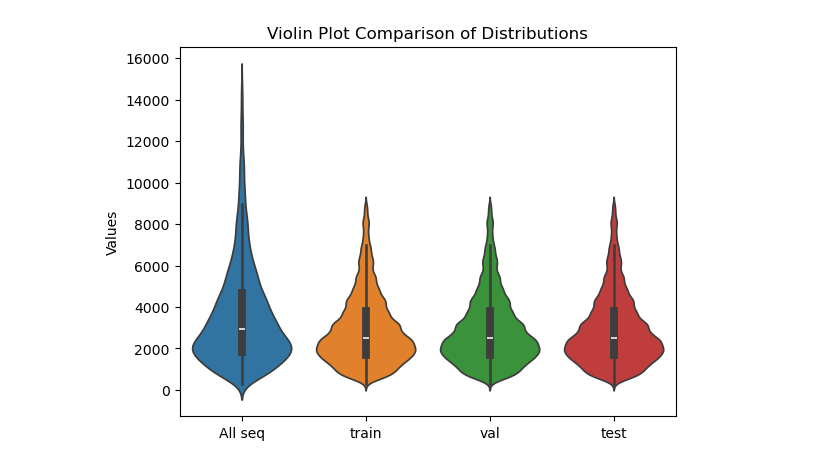
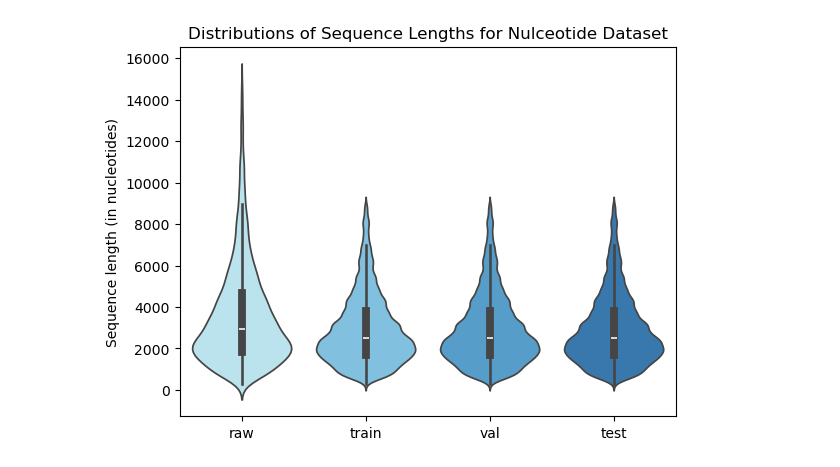
Before and after one commit to f-krause/master-thesis, a Jupyter notebook: experiments/visualisation/seq_len_distrib.ipynb, the cells around one changed output. Cells and saved outputs as stored; diff of their text form; code cells hidden in the pictures.

Commit message:
update code with seq len distribution

```diff
--- a/experiments/visualisation/seq_len_distrib.ipynb
+++ b/experiments/visualisation/seq_len_distrib.ipynb
@@ -53,3 +32,10 @@ seq_test = get_seq_lens(path_seq_test)
 cod_train = get_seq_lens(path_cod_train) * 3
 cod_val = get_seq_lens(path_cod_val) * 3
 cod_test = get_seq_lens(path_cod_test) * 3
+# %%
+# pickle to data in vis
+data_list = [seq_lens_all, seq_train, seq_val, seq_test, cod_train, cod_val, cod_test]
+
+# Save to a pickle file on server
+with open("data/seq_len_data.pkl", "wb") as f:
+    pickle.dump(data_list, f)
@@ -55,0 +44,7 @@ cod_test = get_seq_lens(path_cod_test) * 3
+# %%
+# Load from the pickle file
+with open("data/seq_len_data.pkl", "rb") as f:
+    loaded_data = pickle.load(f)
+
+# Unpack the data
+seq_lens_all, seq_train, seq_val, seq_test, cod_train, cod_val, cod_test = loaded_data
@@ -56,12 +89,29 @@ cod_test = get_seq_lens(path_cod_test) * 3
+# %%
+blue_shades = [
+    "#B2E8F6",  # Aqua blue
+    # "#8ED4F3",  # Soft cyan
+    "#72C6ED",  # Light turquoise
+    # "#5AB4E4",  # Sky blue
+    "#43A3DC",  # Medium blue
+    # "#338ECF",  # Cerulean
+    "#2679C0",  # Rich blue
+    # "#1964A8",  # Deep aqua blue
+    #"#0F5094",  # Slightly darker blue
+]
 # %%
 import seaborn as sns
+#from custom_colors import blue_shades
 
+# NUCLEOTIDE DATA
 data = [seq_lens_all, seq_train, seq_val, seq_test]
-labels = ['All seq', 'train', 'val', "test"]
-sns.violinplot(data=data)
+labels = ['raw', 'train', 'val', "test"]
+sns.violinplot(data=data, palette=blue_shades)
 plt.xticks(ticks=range(len(labels)), labels=labels)
-plt.title("Violin Plot Comparison of Distributions for nulceotide dataset")
-plt.ylabel("Values")
+plt.title("Distributions of Sequence Lengths for Nulceotide Dataset")
+plt.ylabel("Sequence length (in nucleotides)")
+
+# store at assets/data_viz/sequence_len_distribution_codon.pdf
+
 plt.show()
 # %% [output]
-[figure, old version]
+[figure, new version]
```
Also changed, not shown: parts of 12 cells of this notebook, 2 other files.
